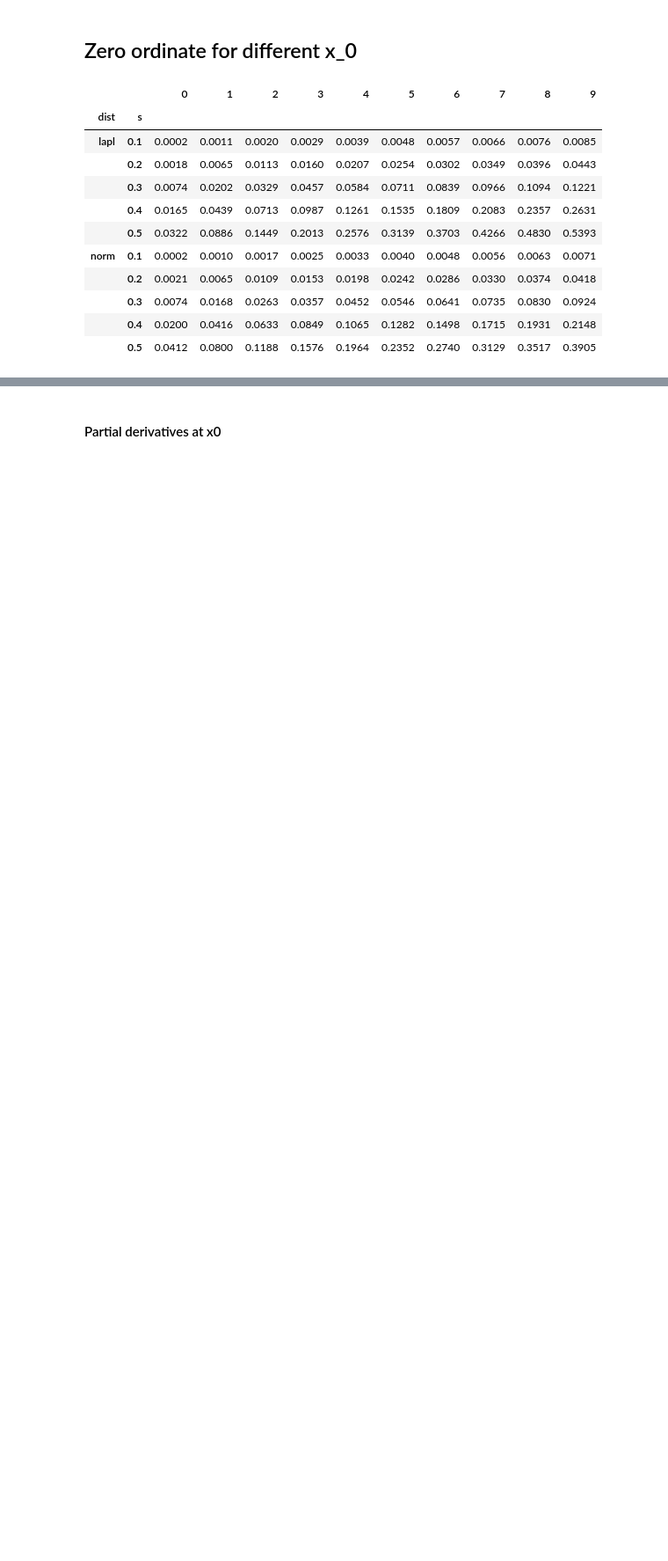
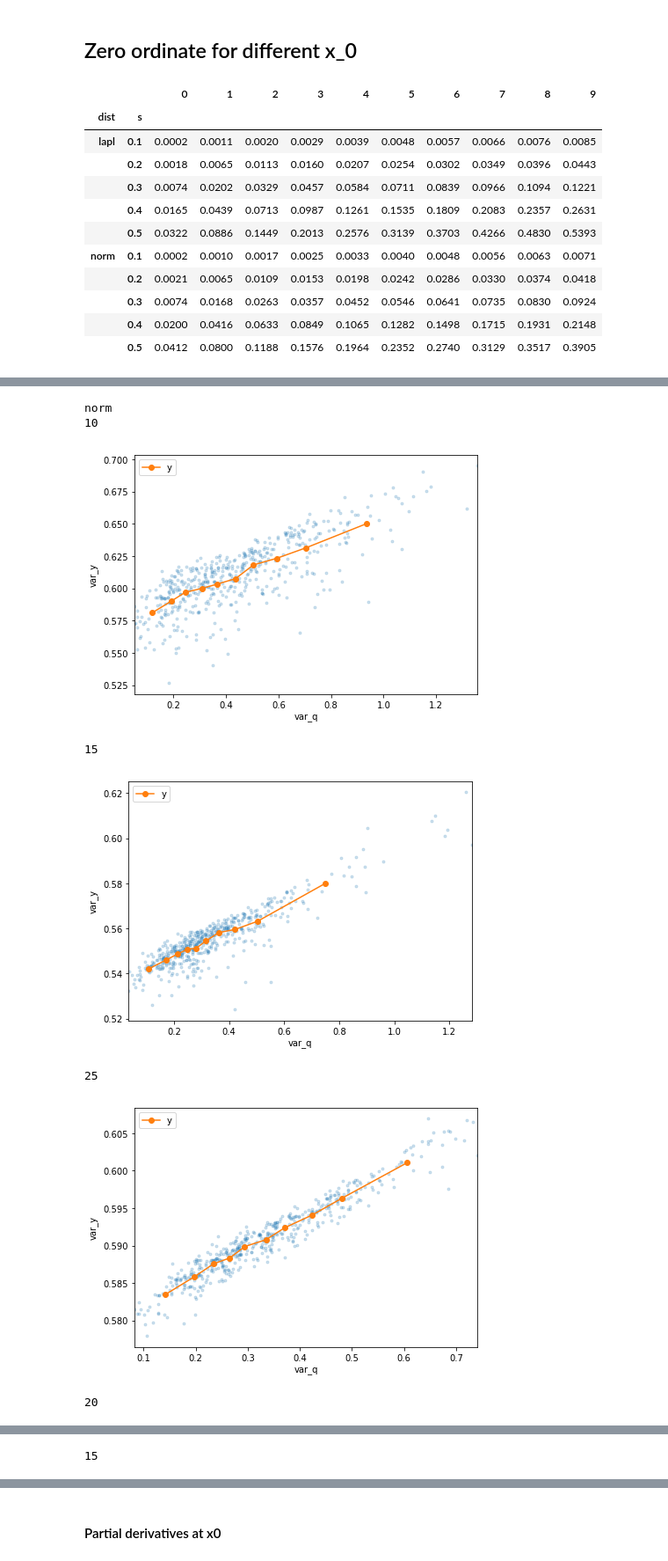
Before and after one commit to matuteiglesias/French_exports_bkp, a Jupyter notebook: code/notebooks/Partial dependence Computation.ipynb, the cells around one changed output, grey strips where cells are left out. Shown at 88% size. Saved outputs shown, nothing was run; the diff lists cells and outputs as text; code cells hidden in the pictures; blank space fills up the shorter version.

```diff
--- a/code/notebooks/Partial dependence of agg_var on q_var.ipynb
+++ b/code/notebooks/Partial dependence Computation.ipynb
@@ -286,7 +286,7 @@ for dist in ['norm', 'lapl']:
             df['dev_x0'] = df.groupby(level=[0,1]).apply(lambda x: abs(x - x0))['var_qi']#.plot(marker = '.')
             df_x0var_pool = df.groupby(level=[0,1]).apply(lambda x: x.nsmallest(3, 'dev_x0').reset_index(drop = True))
 
-            for Q_ in [10, 15, 20, 25]:
+            for Q_ in [20]:
                 df_Q = df.loc[Q_]
                 # df_mp_Q = df_median_pool.loc[Q_]
                 df_mp_Q = df_x0var_pool.loc[Q_]
@@ -324,5 +324,5 @@ for dist in ['norm', 'lapl']:
 
 df_xy = pd.concat(df_xy_list)
 df_xy['x0'] = df_xy.x0.round(4)
-df_xy.to_csv('./../../data/processed/20190712_x0_depce_test_full.csv', index = False)
+df_xy.to_csv('./../../data/processed/20190712_x0_depce_test_full3.csv')
 # %% [output]
@@ -346,24 +348,66 @@ df_xy.to_csv('./../../data/processed/20190712_x0_depce_test_full.csv', index = F
+# %%
+# ## Load if needed
+df_xy1 = pd.read_csv('./../../data/processed/20190712_x0_depce_test_full.csv')
+df_xy2 = pd.read_csv('./../../data/processed/20190712_x0_depce_test_full2.csv')
+df_xy3 = pd.read_csv('./../../data/processed/20190712_x0_depce_test_full3.csv')
+df_xy = pd.concat([df_xy1, df_xy2, df_xy3], axis = 0)
+
+# Falta Q = 20, q in (0, 5)
+# df_xy.groupby(['Q', 'q']).count().loc[20]
+# %%
+# Scale by s2. Careful not to run twice.
+
+df_xy['var_qi'] = df_xy['var_qi']/(df_xy.s)**2
+df_xy['y'] = df_xy['y']/(df_xy.s)**2
+df_xy['x0'] = df_xy['x0']/(df_xy.s)**2
+
+# Actually (var_qi - x0) should be now (t_qi - t0) and 'y' should be (sigma/s)
 # %%
 fits1 = []
 fits2 = []
 for dist in df_xy.dist.unique():
     print(dist)
     df_xy_d = df_xy.loc[df_xy.dist == dist]
     for Q in df_xy.Q.unique():
         print(Q)
         df_xy_dQ = df_xy_d.loc[df_xy_d.Q == Q]
-        for q in range(Q):
-            df_xy_dQq = df_xy_dQ.loc[df_xy_dQ.q == q]
-            for s in df_xy.s.unique():
-                df_xy_dQqs = df_xy_dQq.loc[df_xy_dQq.s == s]
+        fig, ax = plt.subplots(1, figsize = (7, 5))
+        for s in df_xy.s.unique():
+            df_xy_dQs = df_xy_dQ.loc[df_xy_dQ.s == s]
+            for q in range(Q):
+
+                df_xy_dQqs = df_xy_dQs.loc[df_xy_dQs.q == q]
                 for x0 in df_xy_dQqs.x0.unique():
                     df_xy_dQqs0 = df_xy_dQqs.loc[df_xy_dQqs.x0 == x0]
 
                     x = df_xy_dQqs0.var_qi
                     y = df_xy_dQqs0.y
 
                     line = np.polyfit(x, y, 1)
                     curv = np.polyfit(x, y, 2)
 
                     fits1 += [np.hstack((line, [q, Q, s, dist, x0]))]
                     fits2 += [np.hstack((curv, [q, Q, s, dist, x0]))]
+
+                    df_xy_q = df_xy.loc[df_xy.q == q]
+
+                if (s, q) == (.4, 7):
+                    df_xy_dQqs0 = df_xy_dQqs.loc[df_xy_dQqs.x0 == df_xy_dQqs.x0.unique()[5]]
+                    ax.plot(df_xy_dQqs0.var_qi, df_xy_dQqs0.y, '.', alpha = .2)
+                    bin_mean = df_xy_dQqs0.groupby(pd.qcut(df_xy_dQqs0.var_qi, 10)).mean()
+                    bin_mean.plot('var_qi', 'y', marker = 'o', ax = ax)
+
+                    # ax.set_xlim(min(x), max(x))
+                    # ax.set_ylim(min(y), max(y))
+                    ax.set_xlabel('var_q')
+                    ax.set_ylabel('var_y')
+        plt.show()
+# %% [output]
+norm
+10
+[figure, added]
+15
+[figure, added]
+25
+[figure, added]
+20
@@ -369,0 +418 @@ for dist in df_xy.dist.unique():
+15
```
Also changed, not shown: parts of 10 cells of this notebook, 1 other file.
